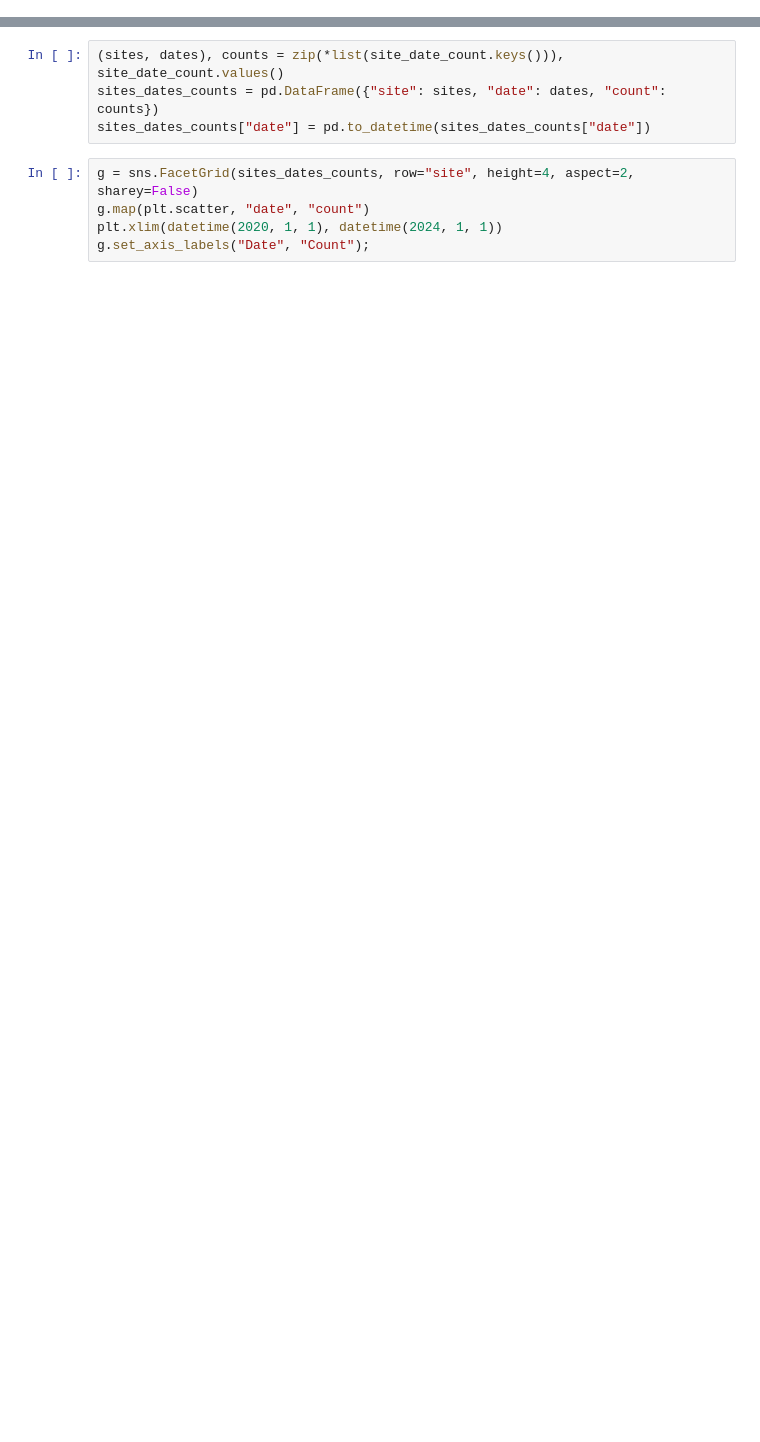
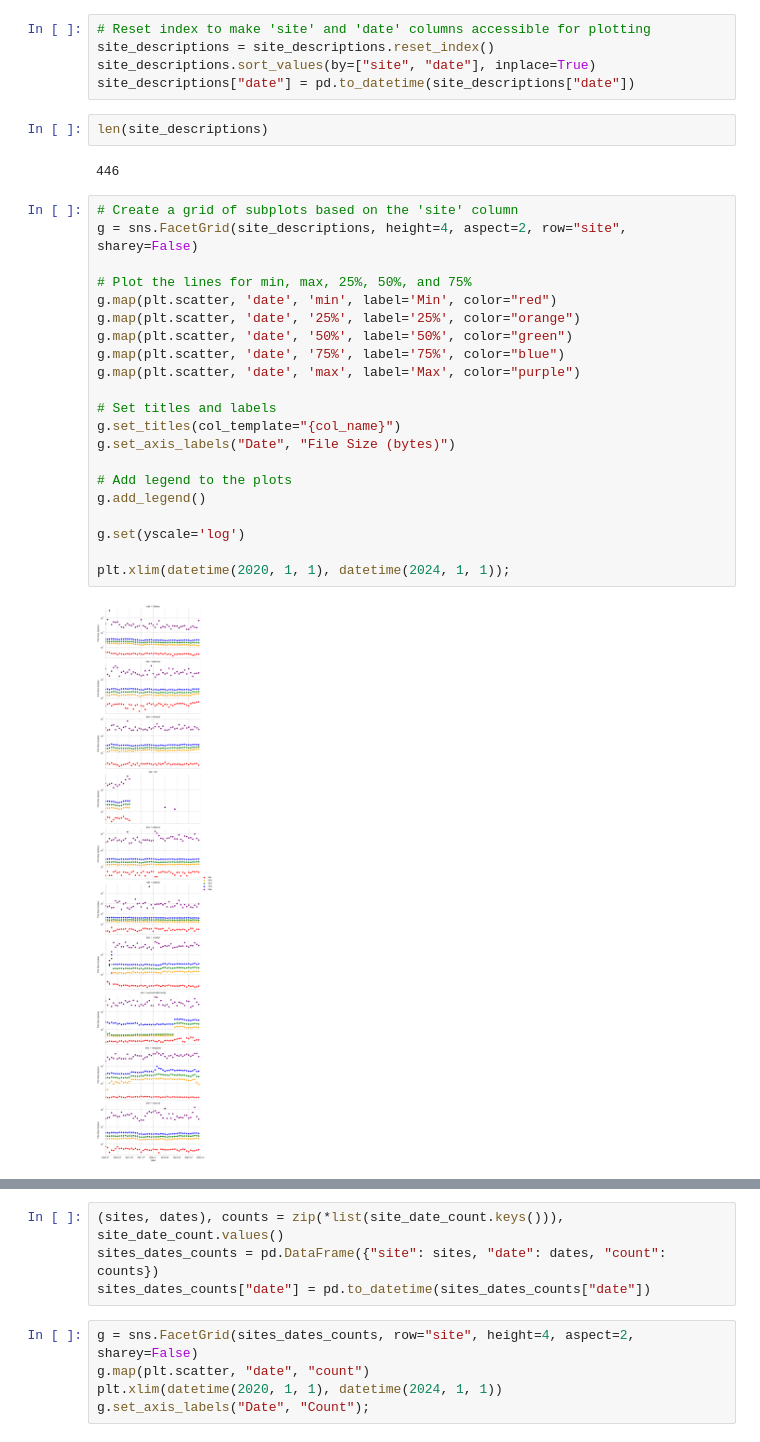
Before and after one commit to laconlab/lacon-engri, a Jupyter notebook: sanity_check.ipynb, the cells around one changed output, grey strips where cells are left out. Saved outputs shown, nothing was run; the diff lists cells and outputs as text; blank space fills up the shorter version.

```diff
--- a/sanity_check.ipynb
+++ b/sanity_check.ipynb
@@ -27,0 +45,32 @@ for file in get_files():
+# %%
+# Reset index to make 'site' and 'date' columns accessible for plotting
+site_descriptions = site_descriptions.reset_index()
+site_descriptions.sort_values(by=["site", "date"], inplace=True)
+site_descriptions["date"] = pd.to_datetime(site_descriptions["date"])
+# %%
+len(site_descriptions)
+# %% [output]
+446
+# %%
+# Create a grid of subplots based on the 'site' column
+g = sns.FacetGrid(site_descriptions, height=4, aspect=2, row="site", sharey=False)
+
+# Plot the lines for min, max, 25%, 50%, and 75%
+g.map(plt.scatter, 'date', 'min', label='Min', color="red")
+g.map(plt.scatter, 'date', '25%', label='25%', color="orange")
+g.map(plt.scatter, 'date', '50%', label='50%', color="green")
+g.map(plt.scatter, 'date', '75%', label='75%', color="blue")
+g.map(plt.scatter, 'date', 'max', label='Max', color="purple")
+
+# Set titles and labels
+g.set_titles(col_template="{col_name}")
+g.set_axis_labels("Date", "File Size (bytes)")
+
+# Add legend to the plots
+g.add_legend()
+
+g.set(yscale='log')
+
+plt.xlim(datetime(2020, 1, 1), datetime(2024, 1, 1));
+# %% [output]
+[figure, added]
```
Also changed, not shown: parts of 13 cells of this notebook, 2 other files.
